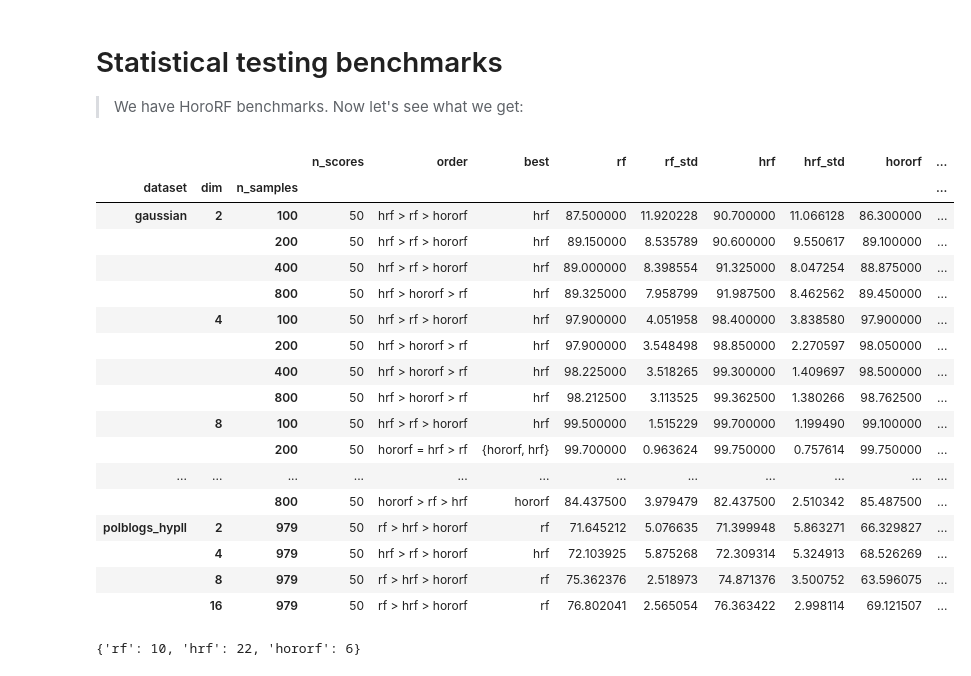
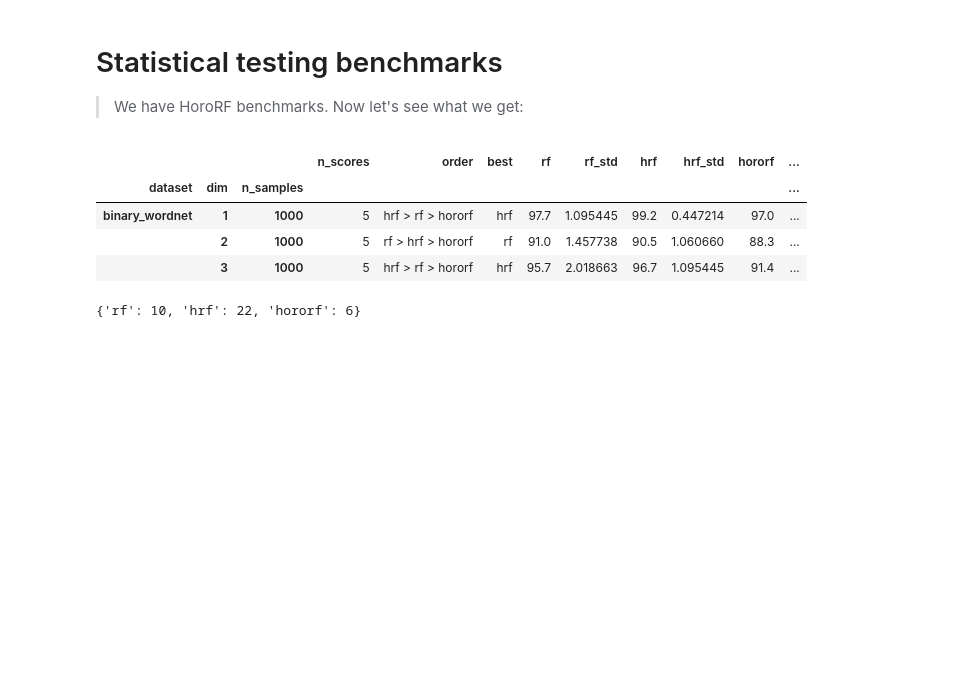
Before and after one commit to pchlenski/hyperdt, a Jupyter notebook: notebooks/25_statistical_testing_benchmarks.ipynb, the cells around one changed output. Drawn from its saved outputs; the diff is of its cells as text; code cells hidden in the pictures; blank space fills up the shorter version.

Commit message:
WordNet benchmarks added

```diff
--- a/notebooks/25_statistical_testing_benchmarks.ipynb
+++ b/notebooks/25_statistical_testing_benchmarks.ipynb
@@ -14,11 +14,11 @@ import matplotlib.pyplot as plt
 # Paired t-test
 from scipy.stats import ttest_rel
 # %%
-BENCHMARK_PATH = "HoroRF/logs/big_bench/hororf_results.tsv"
-# BENCHMARK_PATH = "data/processed/hororf_benchmarks/md3_dt_results.tsv"
-# BENCHMARK_PATH = "data/processed/hororf_benchmarks/md3_n1_results.tsv"
-# BENCHMARK_PATH = "data/processed/hororf_benchmarks/md3_n12_results.tsv"
-# BENCHMARK_PATH = "data/processed/hororf_benchmarks/md6_n24_results.tsv"
+BENCHMARK_PATH = "../HoroRF/logs/big_bench/hororf_results.tsv"
+# BENCHMARK_PATH = "../data/processed/hororf_benchmarks/md3_dt_results.tsv"
+# BENCHMARK_PATH = "../data/processed/hororf_benchmarks/md3_n1_results.tsv"
+# BENCHMARK_PATH = "../data/processed/hororf_benchmarks/md3_n12_results.tsv"
+# BENCHMARK_PATH = "../data/processed/hororf_benchmarks/md6_n24_results.tsv"
 
 ADD_PM = False
 # %%
@@ -76,51 +76,39 @@ def ttest_table(paths):
                 "rf": rf.mean() * 100,
                 "rf_std": rf.std() * 100,
                 "hrf": hrf.mean() * 100,
                 "hrf_std": hrf.std() * 100,
                 "hororf": horo.mean() * 100,
                 "hororf_std": horo.std() * 100,
                 "rf_vs_hrf": rf_vs_hrf.pvalue,
                 "sig1": rf_vs_hrf_sig,
                 "rf_vs_horo": rf_vs_horo.pvalue,
                 "sig2": rf_vs_horo_sig,
                 "hrf_vs_horo": hrf_vs_horo.pvalue,
                 "sig3": hrf_vs_horo_sig,
             }
         )
 
     ttest_results = pd.DataFrame(ttest_results)
     ttest_results = ttest_results.set_index(["dataset", "dim", "n_samples"])
 
     return ttest_results
 
 
 ttest_results = ttest_table(
-    # ["data/processed/hororf_benchmarks/md3_dt_results_2.tsv", "data/processed/hororf_benchmarks/md3_dt_results.tsv"]
-    ["data/processed/hororf_benchmarks/md3_n12_results_2.tsv", "data/processed/hororf_benchmarks/md3_n12_results.tsv"]
+    # ["../data/processed/hororf_benchmarks/md3_dt_results_2.tsv", "../data/processed/hororf_benchmarks/md3_dt_results.tsv"]
+    # ["../data/processed/hororf_benchmarks/md3_n12_results_2.tsv", "../data/processed/hororf_benchmarks/md3_n12_results.tsv"]
     # ["data/processed/hororf_benchmarks/md6_n24_results.tsv", BENCHMARK_PATH]
+    [BENCHMARK_PATH]
 )
 # ttest_results = ttest_table("data/processed/hororf_benchmarks/md3_dt_results.tsv")
 # ttest_results = ttest_table(BENCHMARK_PATH)
 ttest_results
 # %% [output]
 |  |  |  | n_scores | order | best | rf | rf_std | hrf | hrf_std | hororf | ... |
 | dataset | dim | n_samples |  |  |  |  |  |  |  |  | ... |
-| gaussian | 2 | 100 | 50 | hrf > rf > hororf | hrf | 87.500000 | 11.920228 | 90.700000 | 11.066128 | 86.300000 | ... |
-|  |  | 200 | 50 | hrf > rf > hororf | hrf | 89.150000 | 8.535789 | 90.600000 | 9.550617 | 89.100000 | ... |
-|  |  | 400 | 50 | hrf > rf > hororf | hrf | 89.000000 | 8.398554 | 91.325000 | 8.047254 | 88.875000 | ... |
-|  |  | 800 | 50 | hrf > hororf > rf | hrf | 89.325000 | 7.958799 | 91.987500 | 8.462562 | 89.450000 | ... |
-|  | 4 | 100 | 50 | hrf > rf > hororf | hrf | 97.900000 | 4.051958 | 98.400000 | 3.838580 | 97.900000 | ... |
-|  |  | 200 | 50 | hrf > hororf > rf | hrf | 97.900000 | 3.548498 | 98.850000 | 2.270597 | 98.050000 | ... |
-|  |  | 400 | 50 | hrf > hororf > rf | hrf | 98.225000 | 3.518265 | 99.300000 | 1.409697 | 98.500000 | ... |
-|  |  | 800 | 50 | hrf > hororf > rf | hrf | 98.212500 | 3.113525 | 99.362500 | 1.380266 | 98.762500 | ... |
-|  | 8 | 100 | 50 | hrf > rf > hororf | hrf | 99.500000 | 1.515229 | 99.700000 | 1.199490 | 99.100000 | ... |
-|  |  | 200 | 50 | hororf = hrf > rf | {hororf, hrf} | 99.700000 | 0.963624 | 99.750000 | 0.757614 | 99.750000 | ... |
-| ... | ... | ... | ... | ... | ... | ... | ... | ... | ... | ... | ... |
-|  |  | 800 | 50 | hororf > rf > hrf | hororf | 84.437500 | 3.979479 | 82.437500 | 2.510342 | 85.487500 | ... |
-| polblogs_hypll | 2 | 979 | 50 | rf > hrf > hororf | rf | 71.645212 | 5.076635 | 71.399948 | 5.863271 | 66.329827 | ... |
-|  | 4 | 979 | 50 | hrf > rf > hororf | hrf | 72.103925 | 5.875268 | 72.309314 | 5.324913 | 68.526269 | ... |
-|  | 8 | 979 | 50 | rf > hrf > hororf | rf | 75.362376 | 2.518973 | 74.871376 | 3.500752 | 63.596075 | ... |
-|  | 16 | 979 | 50 | rf > hrf > hororf | rf | 76.802041 | 2.565054 | 76.363422 | 2.998114 | 69.121507 | ... |
+| binary_wordnet | 1 | 1000 | 5 | hrf > rf > hororf | hrf | 97.7 | 1.095445 | 99.2 | 0.447214 | 97.0 | ... |
+|  | 2 | 1000 | 5 | rf > hrf > hororf | rf | 91.0 | 1.457738 | 90.5 | 1.060660 | 88.3 | ... |
+|  | 3 | 1000 | 5 | hrf > rf > hororf | hrf | 95.7 | 2.018663 | 96.7 | 1.095445 | 91.4 | ... |
 # %%
 dt_t1 = ttest_table(
     ["data/processed/hororf_benchmarks/md3_dt_results_2.tsv", "data/processed/hororf_benchmarks/md3_dt_results.tsv"]
```
Also changed, not shown: 6 other files.
